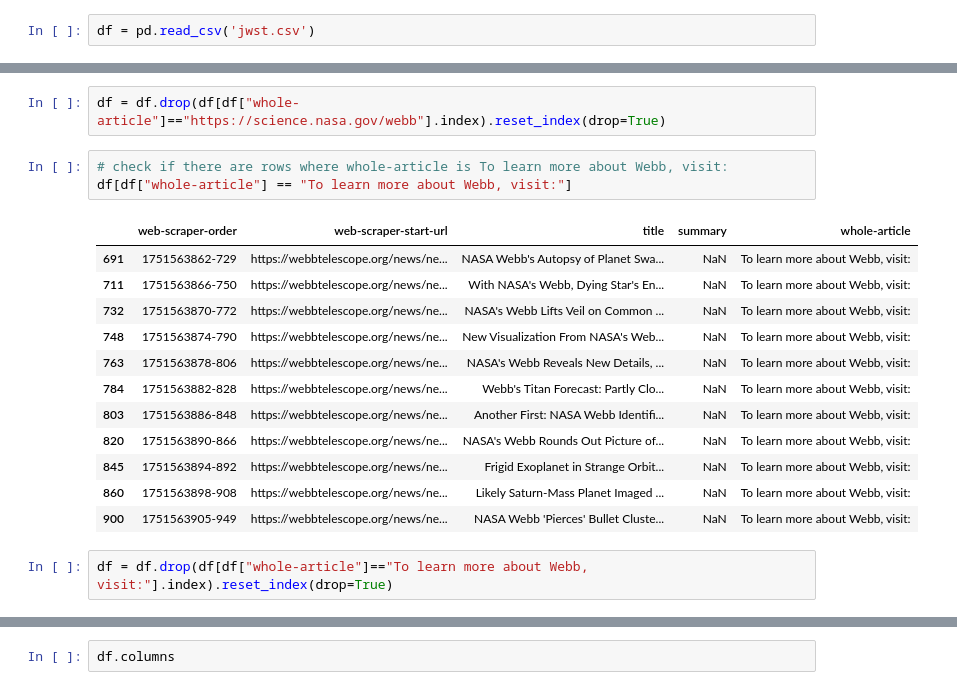
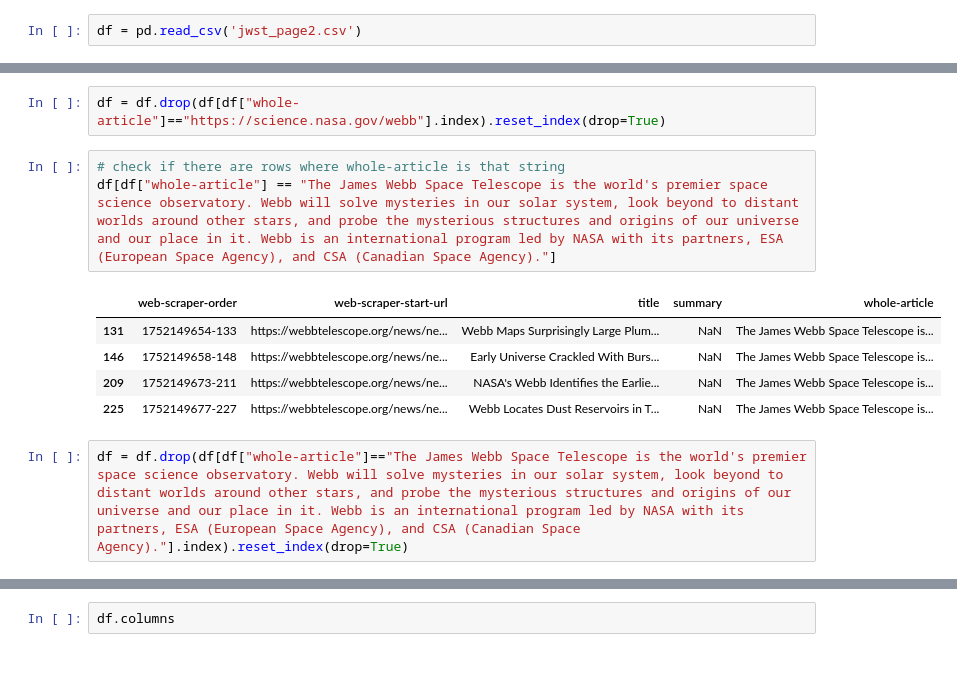
Before and after one commit to NoorFatima01/james-webb-explorer, a Jupyter notebook: data/data-cleaning.ipynb, the cells around one changed output, grey strips where cells are left out. Saved outputs shown, nothing was run; the diff lists cells and outputs as text; blank space fills up the shorter version.

```diff
--- a/data/data-cleaning.ipynb
+++ b/data/data-cleaning.ipynb
@@ -1,7 +1,7 @@
 # %%
 import pandas as pd
 # %%
-df = pd.read_csv('jwst.csv')
+df = pd.read_csv('jwst_page2.csv')
 # %%
 df.head()
 # %% [output]
@@ -77,20 +66,13 @@ df[df["whole-article"]=="https://science.nasa.gov/webb"]
 # %%
 df = df.drop(df[df["whole-article"]=="https://science.nasa.gov/webb"].index).reset_index(drop=True)
 # %%
-# check if there are rows where whole-article is To learn more about Webb, visit:
-df[df["whole-article"] == "To learn more about Webb, visit:"]
+# check if there are rows where whole-article is that string
+df[df["whole-article"] == "The James Webb Space Telescope is the world's premier space science observatory. Webb will solve mysteries in our solar system, look beyond to distant worlds around other stars, and probe the mysterious structures and origins of our universe and our place in it. Webb is an international program led by NASA with its partners, ESA (European Space Agency), and CSA (Canadian Space Agency)."]
 # %% [output]
 |  | web-scraper-order | web-scraper-start-url | title | summary | whole-article |
-| 691 | 1751563862-729 | https://webbtelescope.org/news/ne... | NASA Webb's Autopsy of Planet Swa... | NaN | To learn more about Webb, visit: |
-| 711 | 1751563866-750 | https://webbtelescope.org/news/ne... | With NASA's Webb, Dying Star's En... | NaN | To learn more about Webb, visit: |
-| 732 | 1751563870-772 | https://webbtelescope.org/news/ne... | NASA's Webb Lifts Veil on Common ... | NaN | To learn more about Webb, visit: |
-| 748 | 1751563874-790 | https://webbtelescope.org/news/ne... | New Visualization From NASA's Web... | NaN | To learn more about Webb, visit: |
-| 763 | 1751563878-806 | https://webbtelescope.org/news/ne... | NASA's Webb Reveals New Details, ... | NaN | To learn more about Webb, visit: |
-| 784 | 1751563882-828 | https://webbtelescope.org/news/ne... | Webb's Titan Forecast: Partly Clo... | NaN | To learn more about Webb, visit: |
-| 803 | 1751563886-848 | https://webbtelescope.org/news/ne... | Another First: NASA Webb Identifi... | NaN | To learn more about Webb, visit: |
-| 820 | 1751563890-866 | https://webbtelescope.org/news/ne... | NASA's Webb Rounds Out Picture of... | NaN | To learn more about Webb, visit: |
-| 845 | 1751563894-892 | https://webbtelescope.org/news/ne... | Frigid Exoplanet in Strange Orbit... | NaN | To learn more about Webb, visit: |
-| 860 | 1751563898-908 | https://webbtelescope.org/news/ne... | Likely Saturn-Mass Planet Imaged ... | NaN | To learn more about Webb, visit: |
-| 900 | 1751563905-949 | https://webbtelescope.org/news/ne... | NASA Webb 'Pierces' Bullet Cluste... | NaN | To learn more about Webb, visit: |
+| 131 | 1752149654-133 | https://webbtelescope.org/news/ne... | Webb Maps Surprisingly Large Plum... | NaN | The James Webb Space Telescope is... |
+| 146 | 1752149658-148 | https://webbtelescope.org/news/ne... | Early Universe Crackled With Burs... | NaN | The James Webb Space Telescope is... |
+| 209 | 1752149673-211 | https://webbtelescope.org/news/ne... | NASA's Webb Identifies the Earlie... | NaN | The James Webb Space Telescope is... |
+| 225 | 1752149677-227 | https://webbtelescope.org/news/ne... | Webb Locates Dust Reservoirs in T... | NaN | The James Webb Space Telescope is... |
 # %%
-df = df.drop(df[df["whole-article"]=="To learn more about Webb, visit:"].index).reset_index(drop=True)
+df = df.drop(df[df["whole-article"]=="The James Webb Space Telescope is the world's premier space science observatory. Webb will solve mysteries in our solar system, look beyond to distant worlds around other stars, and probe the mysterious structures and origins of our universe and our place in it. Webb is an international program led by NASA with its partners, ESA (European Space Agency), and CSA (Canadian Space Agency)."].index).reset_index(drop=True)
```
Also changed, not shown: parts of 35 cells of this notebook, 4 other files.
